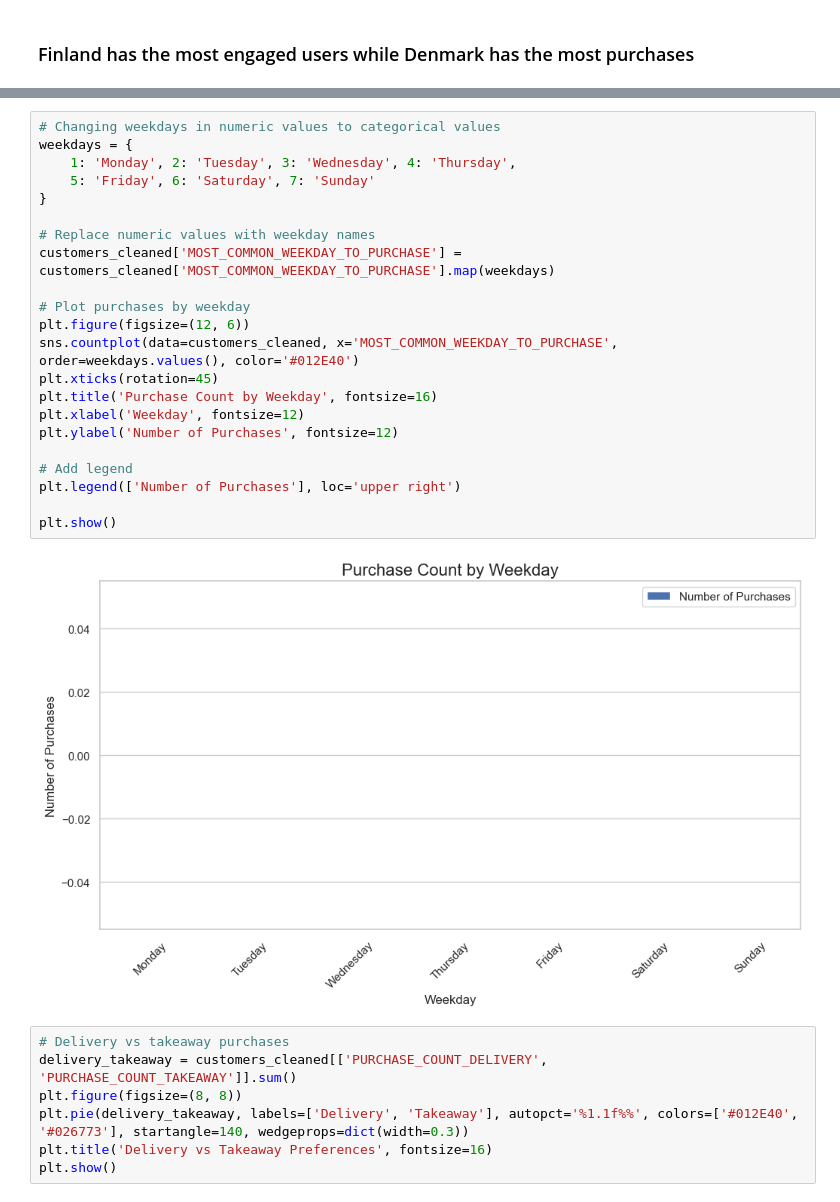
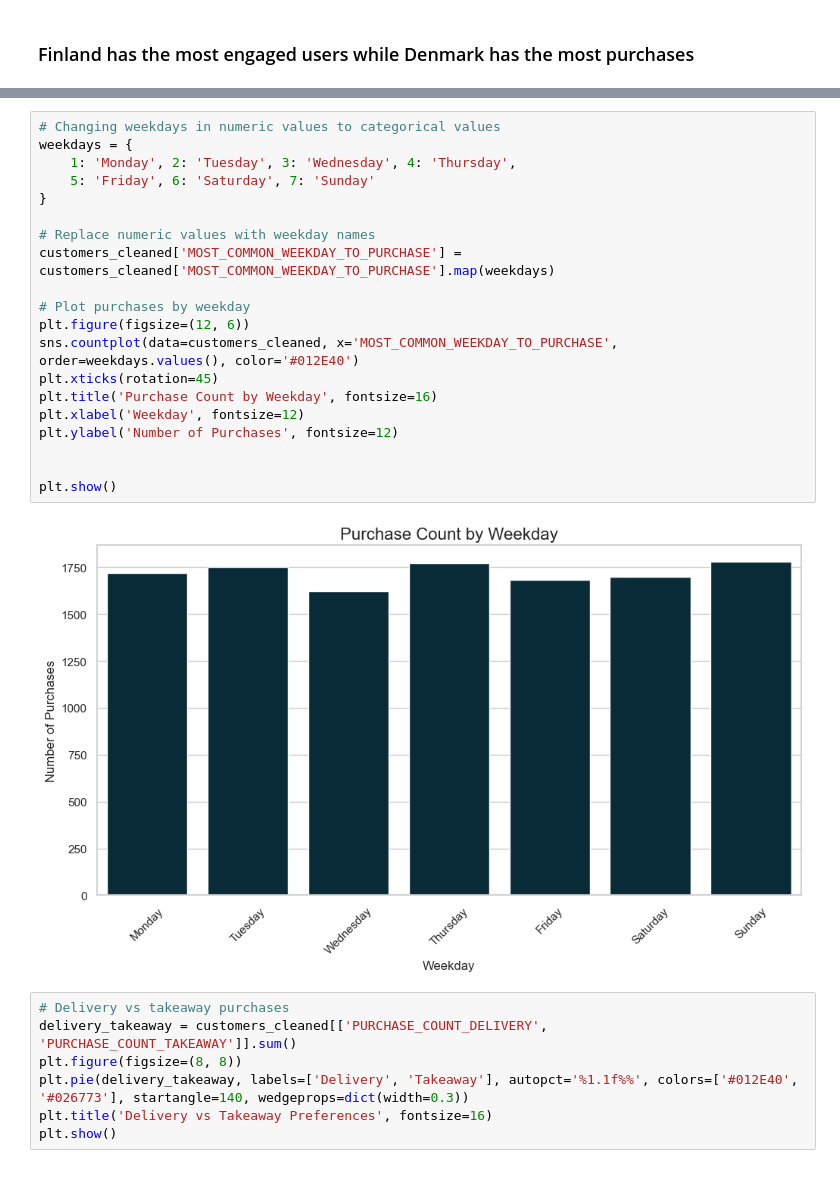
Before and after one commit to Seyipeters/wolt_customers_insights, a Jupyter notebook: notebook.ipynb, the cells around one changed output, grey strips where cells are left out. Drawn from its saved outputs; the diff is of its cells as text.

```diff
--- a/notebook.ipynb
+++ b/notebook.ipynb
@@ -530,27 +530,25 @@ print(customers_cleaned['MOST_COMMON_WEEKDAY_TO_PURCHASE'].unique())
 # %%
 # Changing weekdays in numeric values to categorical values
 weekdays = {
     1: 'Monday', 2: 'Tuesday', 3: 'Wednesday', 4: 'Thursday',
     5: 'Friday', 6: 'Saturday', 7: 'Sunday'
 }
 
 # Replace numeric values with weekday names
 customers_cleaned['MOST_COMMON_WEEKDAY_TO_PURCHASE'] = customers_cleaned['MOST_COMMON_WEEKDAY_TO_PURCHASE'].map(weekdays)
 
 # Plot purchases by weekday
 plt.figure(figsize=(12, 6))
 sns.countplot(data=customers_cleaned, x='MOST_COMMON_WEEKDAY_TO_PURCHASE', order=weekdays.values(), color='#012E40')
 plt.xticks(rotation=45)
 plt.title('Purchase Count by Weekday', fontsize=16)
 plt.xlabel('Weekday', fontsize=12)
 plt.ylabel('Number of Purchases', fontsize=12)
 
-# Add legend
-plt.legend(['Number of Purchases'], loc='upper right')
 
 plt.show()
 # %% [output]
-[figure, old version]
+[figure, new version]
 # %%
 # Delivery vs takeaway purchases
 delivery_takeaway = customers_cleaned[['PURCHASE_COUNT_DELIVERY', 'PURCHASE_COUNT_TAKEAWAY']].sum()
```
Also changed, not shown: parts of 3 cells of this notebook, 1 other file.
